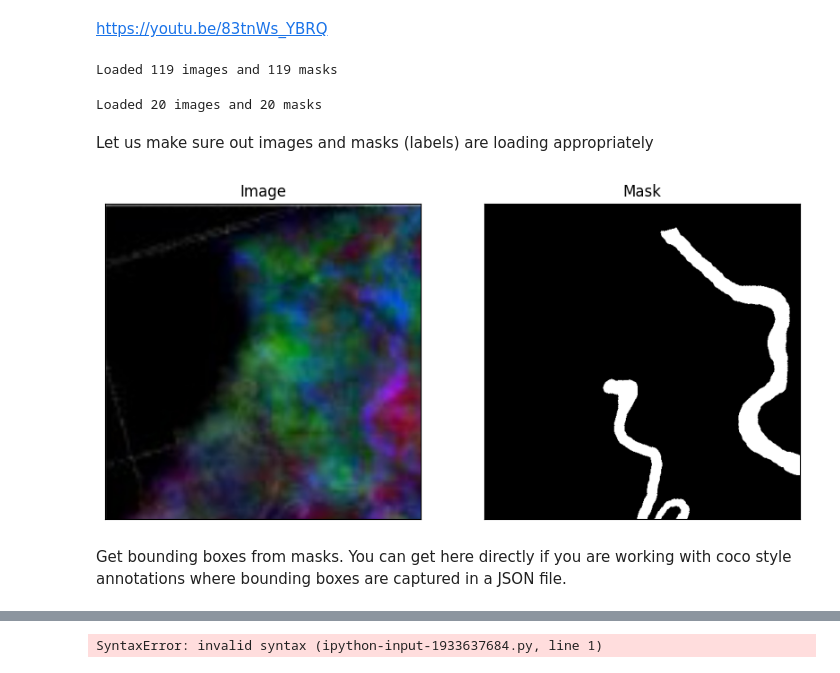
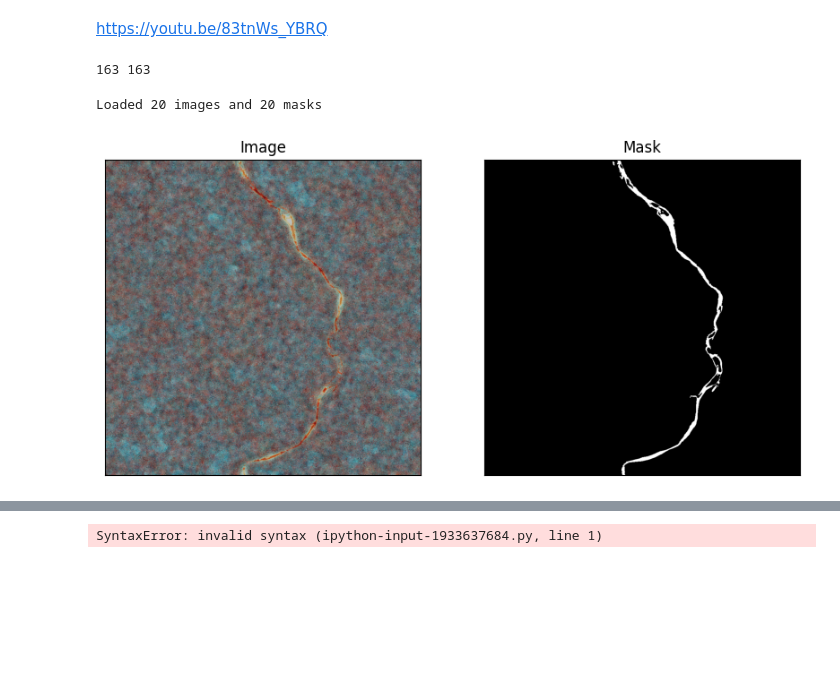
Before and after one commit to MargoBenedichuk/IT-Geo-Paleochannel, a Jupyter notebook: notebooks/tune_SAM.ipynb, the cells around one changed output, grey strips where cells are left out. Saved outputs shown, nothing was run; the diff lists cells and outputs as text; code cells hidden in the pictures; blank space fills up the shorter version.

```diff
--- a/notebooks/tune_SAM.ipynb
+++ b/notebooks/tune_SAM.ipynb
@@ -43,19 +41,38 @@ import monai
 # %%
 
-images_train_dir = '/content/drive/MyDrive/IT-Geo-Paleochannel/patches/train/images'
-masks_train_dir = '/content/drive/MyDrive/IT-Geo-Paleochannel/patches/train/masks'
+images_train1_dir = '/content/drive/MyDrive/IT-Geo-Paleochannel/patches/train/images'
+masks_train1_dir = '/content/drive/MyDrive/IT-Geo-Paleochannel/patches/train/masks'
 
-image_train = sorted([f for f in os.listdir(images_train_dir) if f.endswith(".npy")])
-mask_train = sorted([f for f in os.listdir(masks_train_dir) if f.endswith(".npy")])
+images_train2_dir = '/content/drive/MyDrive/IT-Geo-Paleochannel/vessels/images'
+masks_train2_dir = '/content/drive/MyDrive/IT-Geo-Paleochannel/vessels/masks'
+
+# common_files = set(os.listdir(images_train1_dir)) & set(os.listdir(images_train2_dir))
+# print(f"Найдено пересечений: {len(common_files)}")
+
+# os.listdir(images_train1_dir)
+# os.listdir(images_train2_dir)
+
+image_train1 = sorted([f for f in os.listdir(images_train1_dir) if f.endswith(".npy")])
+mask_train1 = sorted([f for f in os.listdir(masks_train1_dir) if f.endswith(".npy")])
+
+image_train2 = sorted([f for f in os.listdir(images_train2_dir) if f.endswith(".npy")])
+mask_train2 = sorted([f for f in os.listdir(masks_train2_dir) if f.endswith(".npy")])
+
 
 dataset = {
-    "image": [np.load(os.path.join(images_train_dir, f)) for f in image_train],
-    "label": [np.load(os.path.join(masks_train_dir, f)) for f in mask_train],
+    "image": (
+        [np.load(os.path.join(images_train1_dir, f)) for f in image_train1] +
+        [np.load(os.path.join(images_train2_dir, f)) for f in image_train2]
+    ),
+    "label": (
+        [np.load(os.path.join(masks_train1_dir, f)) for f in mask_train1] +
+        [np.load(os.path.join(masks_train2_dir, f)) for f in mask_train2]
+    )
 }
 
-print(f"Loaded {len(dataset['image'])} images and {len(dataset['label'])} masks")
+print(len(dataset["image"]), len(dataset["label"]))
 # %% [output]
-Loaded 119 images and 119 masks
+163 163
 # %%
 
 images_val_dir = '/content/drive/MyDrive/IT-Geo-Paleochannel/patches/val/images'
@@ -72,33 +89,29 @@ val = {
 print(f"Loaded {len(val['image'])} images and {len(val['label'])} masks")
 # %% [output]
 Loaded 20 images and 20 masks
-# %% [markdown]
-Let us make sure out images and masks (labels) are loading appropriately
 # %%
-img_num = random.randint(0, len(image_train)-1)
+img_num = random.randint(0, len(image_train1) + len(image_train2) - 1)
 example_image = dataset["image"][img_num]
 example_mask = dataset["label"][img_num]
 
 fig, axes = plt.subplots(1, 2, figsize=(10, 5))
 
 # Plot the first image on the left
 axes[0].imshow(np.array(example_image), cmap='gray')  # Assuming the first image is grayscale
 axes[0].set_title("Image")
 
 # Plot the second image on the right
 axes[1].imshow(example_mask, cmap='gray')  # Assuming the second image is grayscale
 axes[1].set_title("Mask")
 
 # Hide axis ticks and labels
 for ax in axes:
     ax.set_xticks([])
     ax.set_yticks([])
     ax.set_xticklabels([])
     ax.set_yticklabels([])
 
 # Display the images side by side
 plt.show()
 # %% [output]
-[figure, old version]
+[figure, new version]
-# %% [markdown]
-Get bounding boxes from masks. You can get here directly if you are working with coco style annotations where bounding boxes are captured in a JSON file.
```
Also changed, not shown: parts of 24 cells of this notebook, 7 other files.
